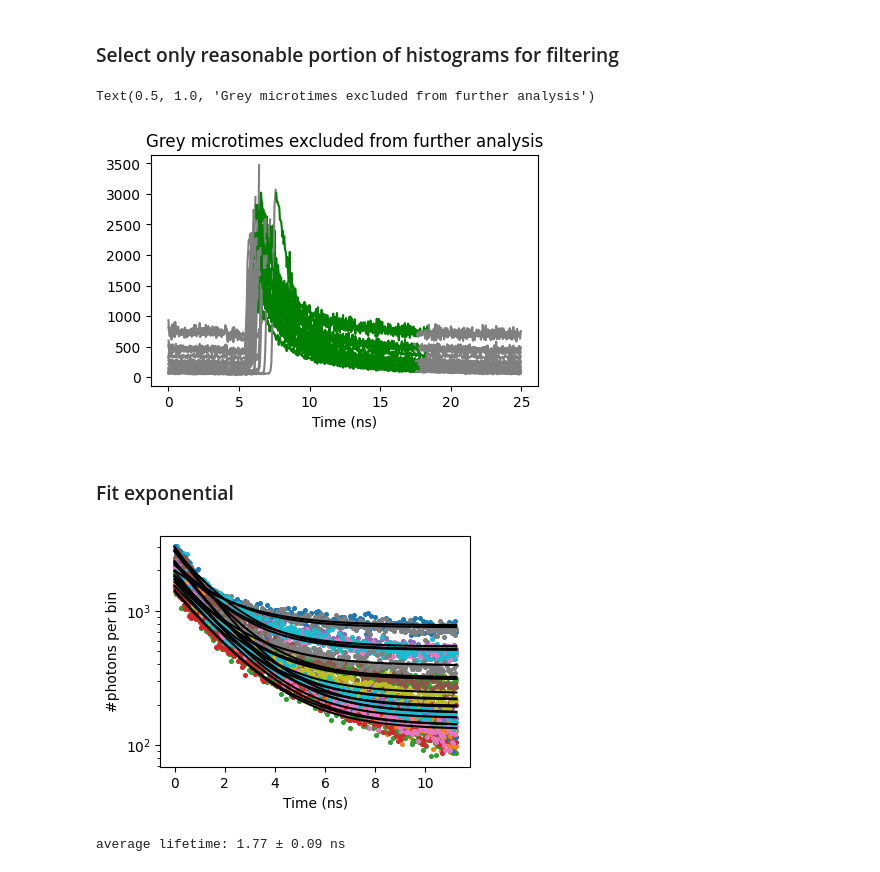
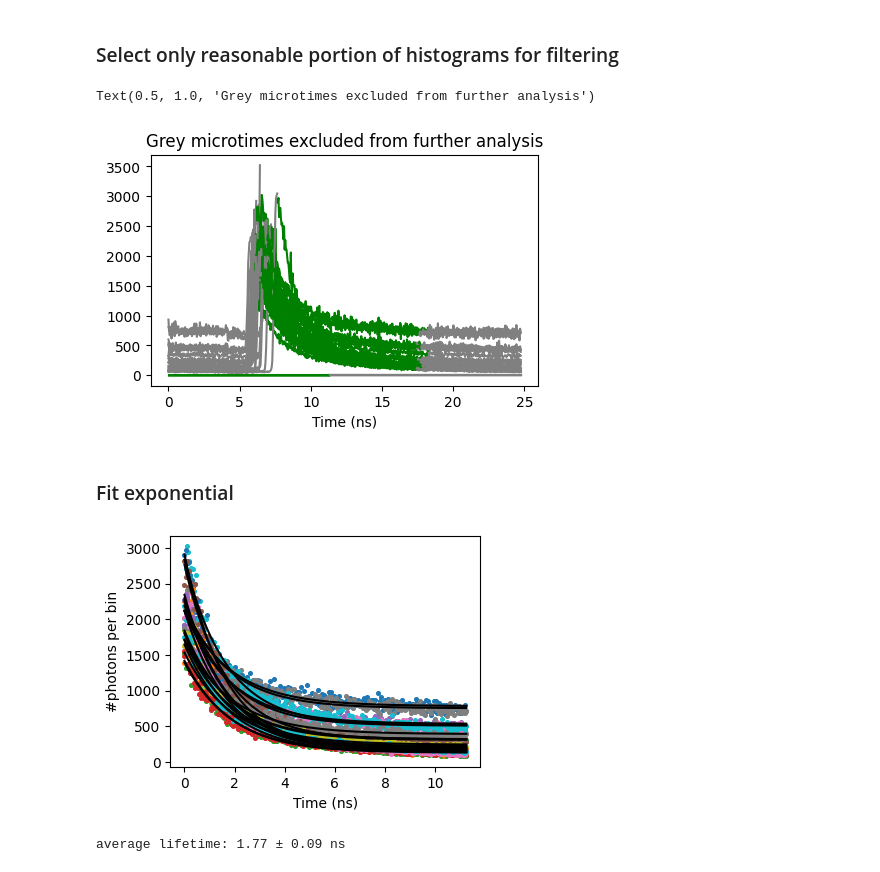
Before and after one commit to VicidominiLab/BrightEyes-FFS, a Jupyter notebook: example_notebooks/03_Example_FLFS.ipynb, the cells around one changed output. Drawn from its saved outputs; the diff is of its cells as text; code cells hidden in the pictures.

```diff
--- a/example_notebooks/03_Example_FLFS.ipynb
+++ b/example_notebooks/03_Example_FLFS.ipynb
@@ -81,22 +53,0 @@ align_hist(raw_data)
-# %%
-plot_channels = [i for i in range(n_ch) if i not in [0, 4, 20, 23, 24]]
-f, axs = plt.subplots(1, 3, figsize=(9,2))
-
-for det in plot_channels:
-    hist = getattr(raw_data, "hist" + str(det))
-    axs[0].plot(1e-3*hist[:,0], hist[:,1])
-axs[0].set_title('Raw histograms')
-
-for det in plot_channels:
-    histD = getattr(raw_data, "Ahist" + str(det))
-    axs[1].plot(1e-3*histD[:,0], histD[:,1])
-    axs[2].plot(1e-3*histD[:,0], histD[:,1])
-
-for i in range(3):
-    axs[i].set_xlabel("Time (ns)")
-    axs[i].set_ylabel("Nr. of photons (x1000)")  # of 43.4 ps
-    axs[i].set_ylim([0, 3500])
-axs[1].set_title('Aligned histograms')
-axs[2].set_title('Aligned histograms')
-axs[2].set_ylim([10, 1e4])
-axs[2].set_yscale('log')
@@ -110,12 +59,13 @@ axs[2].set_yscale('log')
 filter_range(raw_data) # find start value index of the decay
 raw_data.fit_range[:,1] = raw_data.fit_range[:,0] + 260 # set stop index at a fixed length after start
 # %%
+all_ch = raw_data.get_channels('hist')
 f, axs = plt.subplots(1, 1, figsize=(5,3))
 
 fitrange = raw_data.fit_range
-for det in plot_channels:
-    fitr = fitrange[det]
-    hist = getattr(raw_data, "hist" + str(det))
+for i, det in enumerate(all_ch):
+    fitr = fitrange[i]
+    hist = getattr(raw_data, det)
     axs.plot(1e-3*hist[0:fitr[0],0], hist[0:fitr[0],1], 'grey')
     axs.plot(1e-3*hist[fitr[0]:fitr[1],0], hist[fitr[0]:fitr[1],1], 'g')
     axs.plot(1e-3*hist[fitr[1]:,0], hist[fitr[1]:,1], 'grey')
@@ -123,37 +73,37 @@ axs.set_xlabel('Time (ns)')
 axs.set_title('Grey microtimes excluded from further analysis')
 # %% [output]
 Text(0.5, 1.0, 'Grey microtimes excluded from further analysis')
-[figure, old version]
+[figure, new version]
 # %% [markdown]
 ### Fit exponential
 # %%
 fitresults = np.zeros((n_ch, 4))
 
 plt.figure(figsize=(4,3))
 for det in range(n_ch):
     if det not in [0, 4, 20, 23, 24]:
         # get histogram detector element i
         [idxStart, idxStop] = raw_data.fit_range[det, :]
         fitRangeL = idxStop - idxStart
 
         Ihist_single = getattr(raw_data, "hist" + str(det)) # number of photons per bin of 43.4 ps as a function of time in ps
         Ihist = Ihist_single[idxStart:idxStop, 1]
-        lifetime_bins = Ihist_single[0:fitRangeL, 0]
+        lifetime_bins = 1e-3*Ihist_single[0:fitRangeL, 0] # ns
 
-        plt.scatter(1e-3*lifetime_bins, Ihist, s=7)
+        plt.scatter(lifetime_bins, Ihist, s=7)
         plt.xlabel("Time (ns)")
         plt.ylabel("#photons per bin")
 
         # fit exponential
         fitresult = fit_curve(Ihist, lifetime_bins, 'exp', np.asarray([1, 1, 1, 1]), np.asarray([60000, 0.5, 10, 0]), np.asarray([0, 0, -1e4,-1e4]), np.asarray([1e6, 20, 1e6,1e6]))
         A      = fitresult.x[0]
         alpha  = fitresult.x[1]
-        B     = fitresult.x[2]
-        dx      = fitresult.x[3]
-        plt.plot(1e-3*lifetime_bins, A * np.exp(-alpha * (lifetime_bins-dx)) + B, color='k')
-        plt.yscale('log')
+        B     = fitresult.x[3]
+        dx      = fitresult.x[2]
+        plt.plot(lifetime_bins, A * np.exp(-alpha * (lifetime_bins-dx)) + B, color='k')
+        # plt.yscale('log')
 
         fitresults[det, :] = [A, alpha, B, dx]
 # %% [output]
-[figure, old version]
+[figure, new version]
 # %%
```
Also changed, not shown: parts of 24 cells of this notebook, 18 other files.
